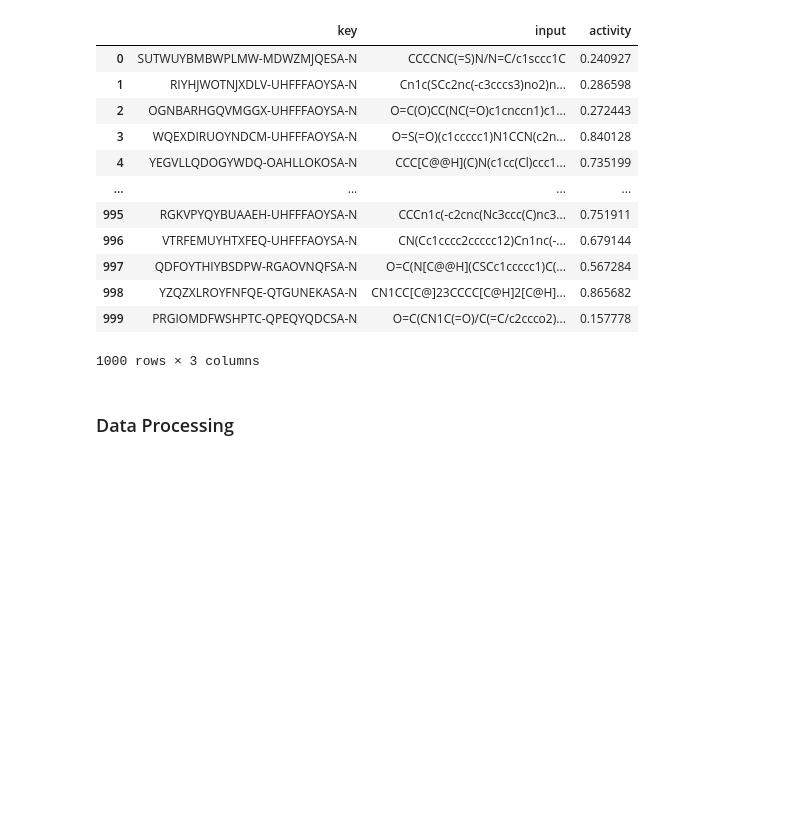
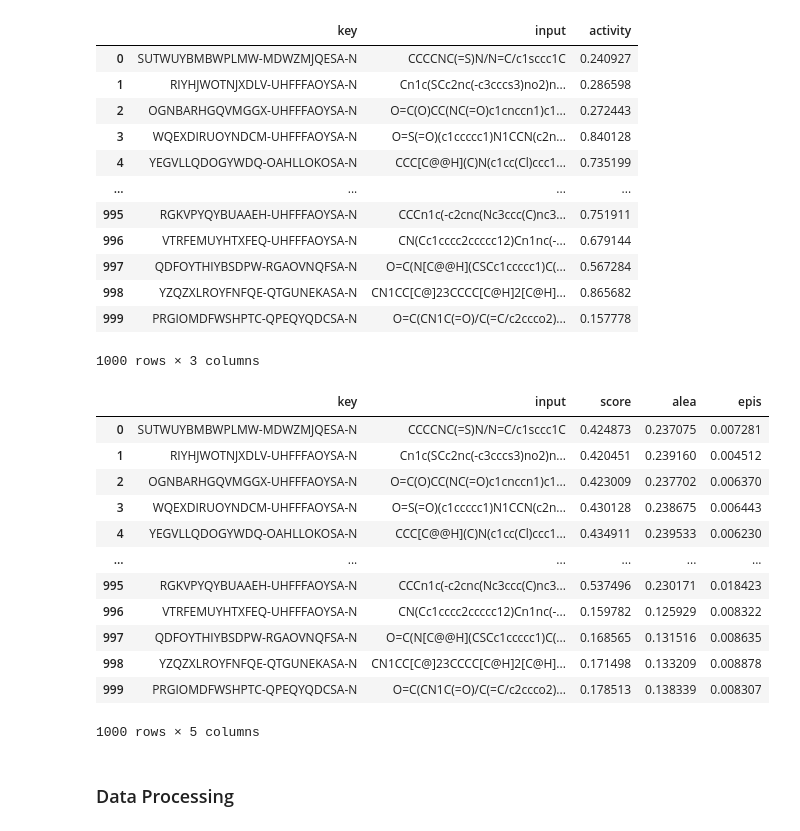
Before and after one commit to Ashita17/Ersilia-Outreachy, a Jupyter notebook: model-validation-example/notebooks/00_model_bias.ipynb, the cells around one changed output. Drawn from its saved outputs; the diff is of its cells as text; code cells hidden in the pictures; blank space fills up the shorter version.

```diff
--- a/model-validation-example/notebooks/00_model_bias.ipynb
+++ b/model-validation-example/notebooks/00_model_bias.ipynb
@@ -132,6 +153,25 @@ predictions
 | 998 | YZQZXLROYFNFQE-QTGUNEKASA-N | CN1CC[C@]23CCCC[C@H]2[C@H]... | 0.865682 |
 | 999 | PRGIOMDFWSHPTC-QPEQYQDCSA-N | O=C(CN1C(=O)/C(=C/c2ccco2)... | 0.157778 |
 1000 rows × 3 columns
+# %%
+# In this codeblock I will load the predictions I've run on Ersilia and saved in the /data folder
+
+predictions2=pd.read_csv('/Users/ashitasrivastava/Desktop/projects/ERSILIA/model-validation-example/data/output2.csv')
+predictions2
+# %% [output]
+|  | key | input | score | alea | epis |
+| 0 | SUTWUYBMBWPLMW-MDWZMJQESA-N | CCCCNC(=S)N/N=C/c1sccc1C | 0.424873 | 0.237075 | 0.007281 |
+| 1 | RIYHJWOTNJXDLV-UHFFFAOYSA-N | Cn1c(SCc2nc(-c3cccs3)no2)n... | 0.420451 | 0.239160 | 0.004512 |
+| 2 | OGNBARHGQVMGGX-UHFFFAOYSA-N | O=C(O)CC(NC(=O)c1cnccn1)c1... | 0.423009 | 0.237702 | 0.006370 |
+| 3 | WQEXDIRUOYNDCM-UHFFFAOYSA-N | O=S(=O)(c1ccccc1)N1CCN(c2n... | 0.430128 | 0.238675 | 0.006443 |
+| 4 | YEGVLLQDOGYWDQ-OAHLLOKOSA-N | CCC[C@@H](C)N(c1cc(Cl)ccc1... | 0.434911 | 0.239533 | 0.006230 |
+| ... | ... | ... | ... | ... | ... |
+| 995 | RGKVPYQYBUAAEH-UHFFFAOYSA-N | CCCn1c(-c2cnc(Nc3ccc(C)nc3... | 0.537496 | 0.230171 | 0.018423 |
+| 996 | VTRFEMUYHTXFEQ-UHFFFAOYSA-N | CN(Cc1cccc2ccccc12)Cn1nc(-... | 0.159782 | 0.125929 | 0.008322 |
+| 997 | QDFOYTHIYBSDPW-RGAOVNQFSA-N | O=C(N[C@@H](CSCc1ccccc1)C(... | 0.168565 | 0.131516 | 0.008635 |
+| 998 | YZQZXLROYFNFQE-QTGUNEKASA-N | CN1CC[C@]23CCCC[C@H]2[C@H]... | 0.171498 | 0.133209 | 0.008878 |
+| 999 | PRGIOMDFWSHPTC-QPEQYQDCSA-N | O=C(CN1C(=O)/C(=C/c2ccco2)... | 0.178513 | 0.138339 | 0.008307 |
+1000 rows × 5 columns
 # %% [markdown]
 ### Data Processing
 # %%
```
Also changed, not shown: parts of 9 cells of this notebook.
